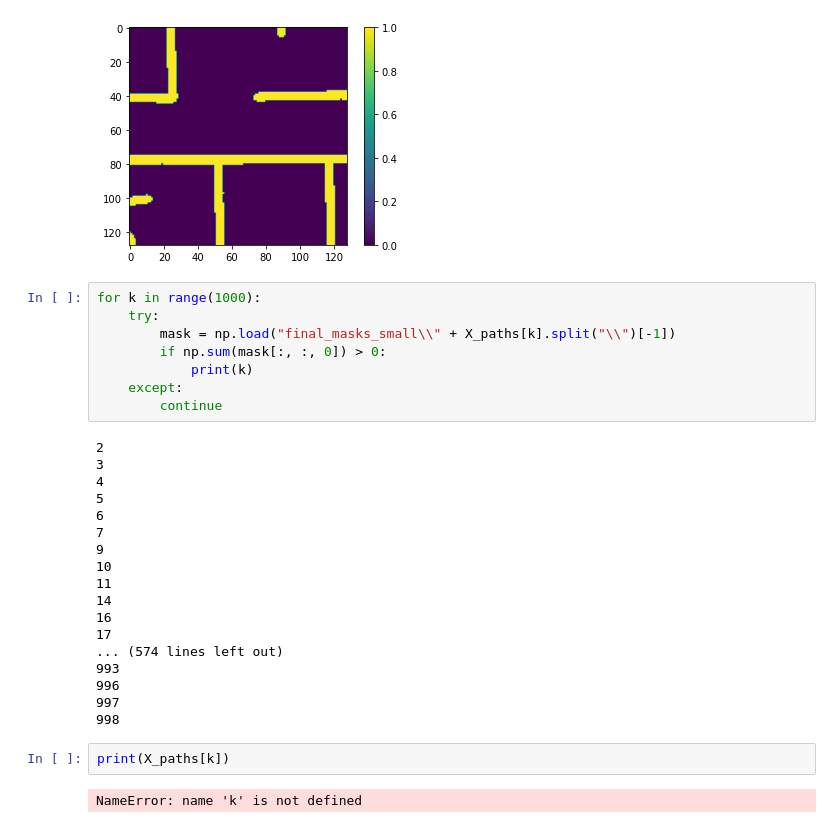
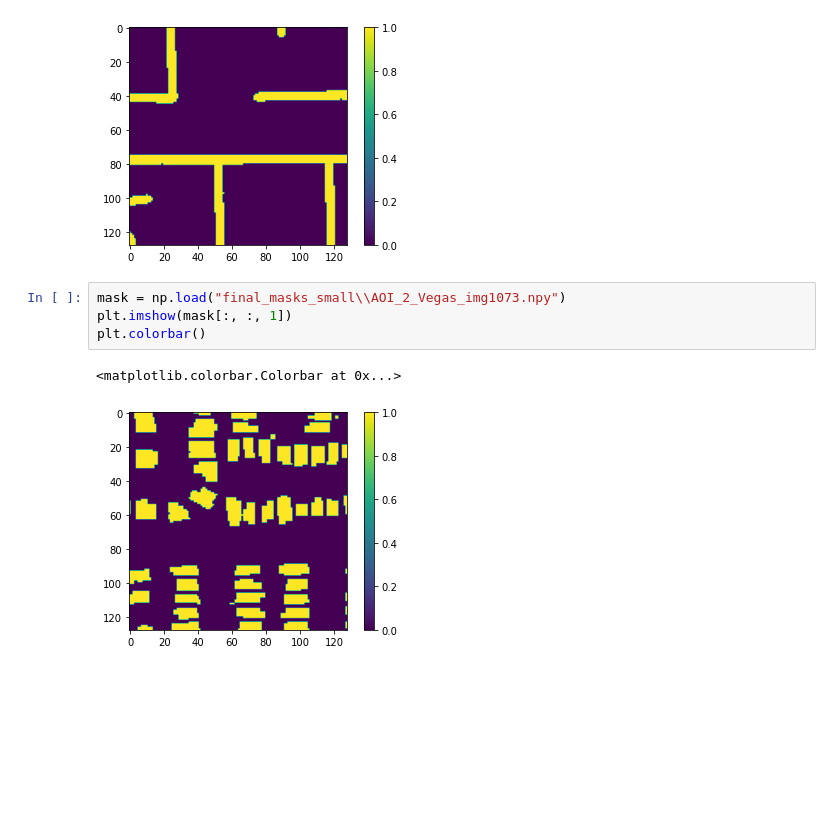
Before and after one commit to Luke-Pratley/building_road_segmentation, a Jupyter notebook: data_cleaning_EDA/final_data_processing.ipynb, the cells around one changed output. Drawn from its saved outputs; the diff is of its cells as text; blank space fills up the shorter version.

```diff
--- a/data_cleaning_EDA/final_data_processing.ipynb
+++ b/data_cleaning_EDA/final_data_processing.ipynb
@@ -138,33 +147,10 @@ plt.colorbar()
 # %% [output]
 <matplotlib.colorbar.Colorbar at 0x...>
 [figure]
-# %%
-for k in range(1000):
-    try:
-        mask = np.load("final_masks_small\\" + X_paths[k].split("\\")[-1])
-        if np.sum(mask[:, :, 0]) > 0:
-            print(k)
-    except:
-        continue
-# %% [output]
-2
-3
-4
-5
-6
-7
-9
-10
-11
-14
-16
-17
-... (574 lines left out)
-993
-996
-997
-998
-# %%
-print(X_paths[k])
-# %% [output]
-NameError: name 'k' is not defined
+# %%
+mask = np.load("final_masks_small\\AOI_2_Vegas_img1073.npy")
+plt.imshow(mask[:, :, 1])
+plt.colorbar()
+# %% [output]
+<matplotlib.colorbar.Colorbar at 0x...>
+[figure, added]
```
Also changed, not shown: parts of 4 cells of this notebook, 1 other file.
